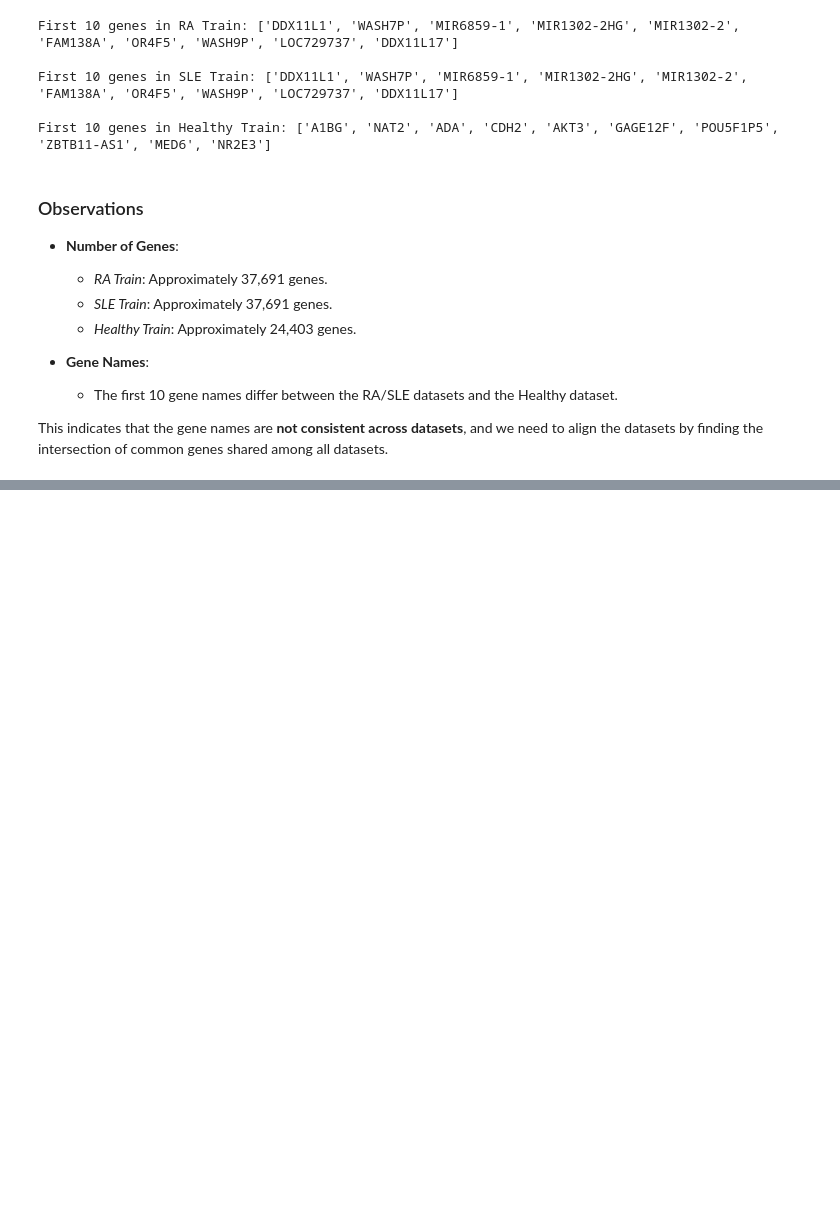
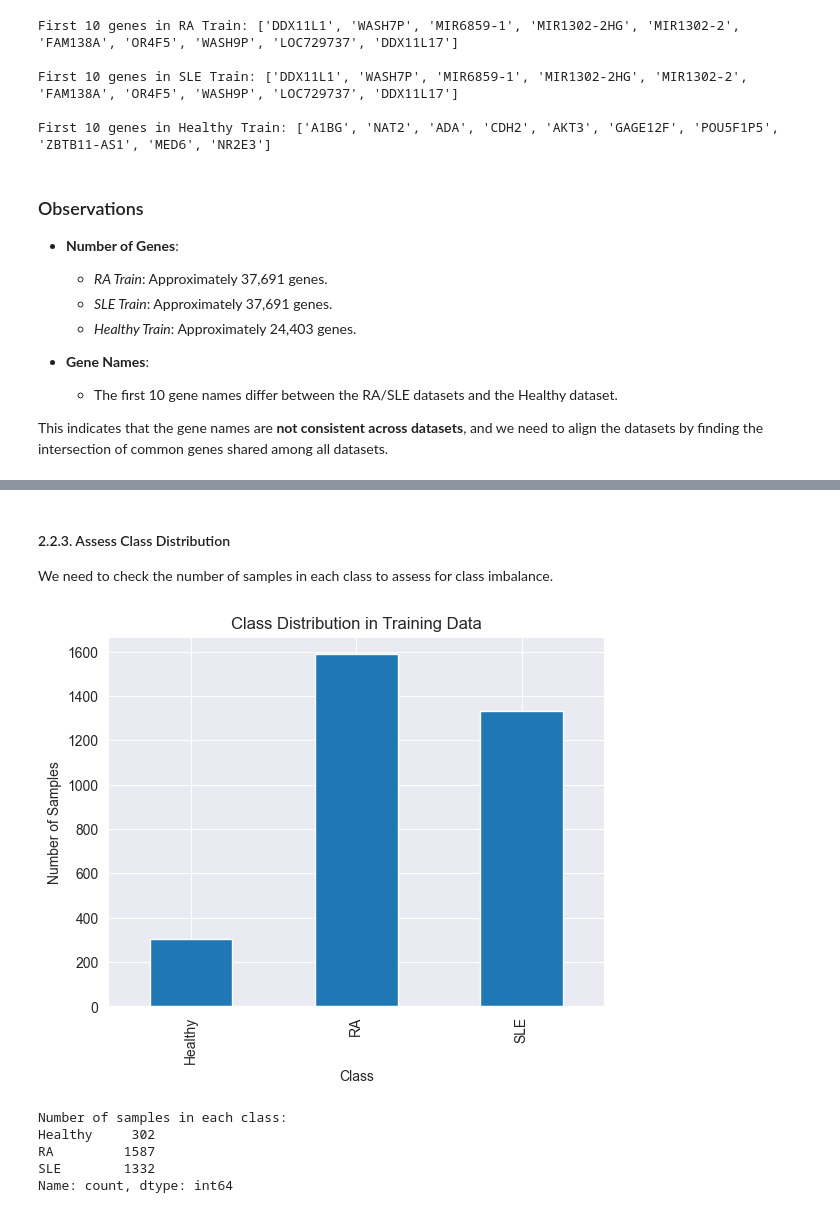
Before and after one commit to andreas-pattichis/ML-for-RNA-Seq-Disease-Classification-and-Biomarker-Discovery, a Jupyter notebook: assignment.ipynb, the cells around one changed output, grey strips where cells are left out. Saved outputs shown, nothing was run; the diff lists cells and outputs as text; code cells hidden in the pictures; blank space fills up the shorter version.

```diff
--- a/assignment.ipynb
+++ b/assignment.ipynb
@@ -111,0 +200,30 @@ This indicates that the gene names are **not consistent across datasets**, and w
+# %% [markdown]
+#### 2.2.3. Assess Class Distribution
+We need to check the number of samples in each class to assess for class imbalance.
+# %%
+# Create labels for each dataset
+ra_labels = pd.Series(1, index=ra_train.index)
+sle_labels = pd.Series(2, index=sle_train.index)
+healthy_labels = pd.Series(0, index=healthy_train.index)
+
+# Combine labels
+y_train = pd.concat([ra_labels, sle_labels, healthy_labels])
+
+# Count samples in each class
+class_counts = y_train.value_counts().sort_index()
+class_counts.index = ['Healthy', 'RA', 'SLE']
+class_counts.plot(kind='bar')
+plt.xlabel('Class')
+plt.ylabel('Number of Samples')
+plt.title('Class Distribution in Training Data')
+plt.show()
+
+print("Number of samples in each class:")
+print(class_counts)
+# %% [output]
+[figure, added]
+Number of samples in each class:
+Healthy     302
+RA         1587
+SLE        1332
+Name: count, dtype: int64
```
Also changed, not shown: parts of 15 cells of this notebook.
